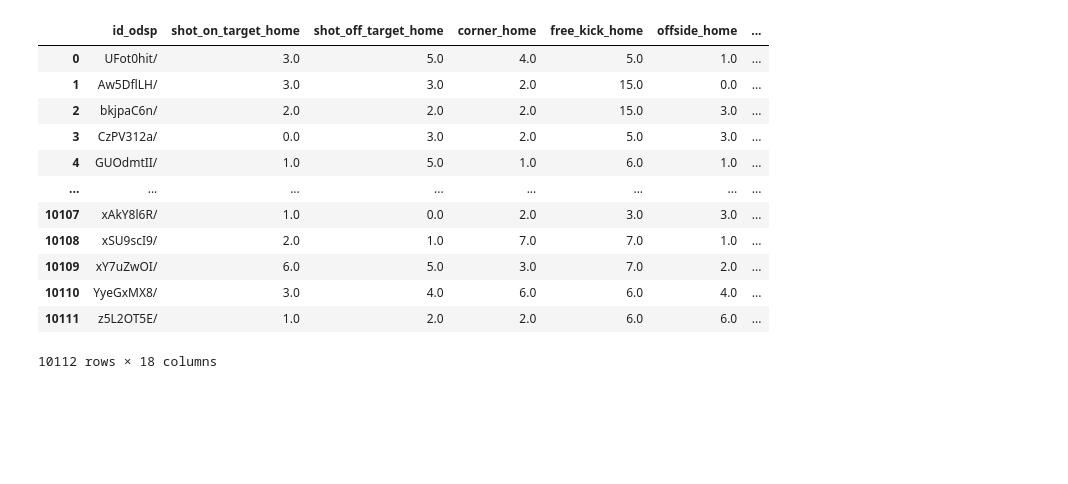
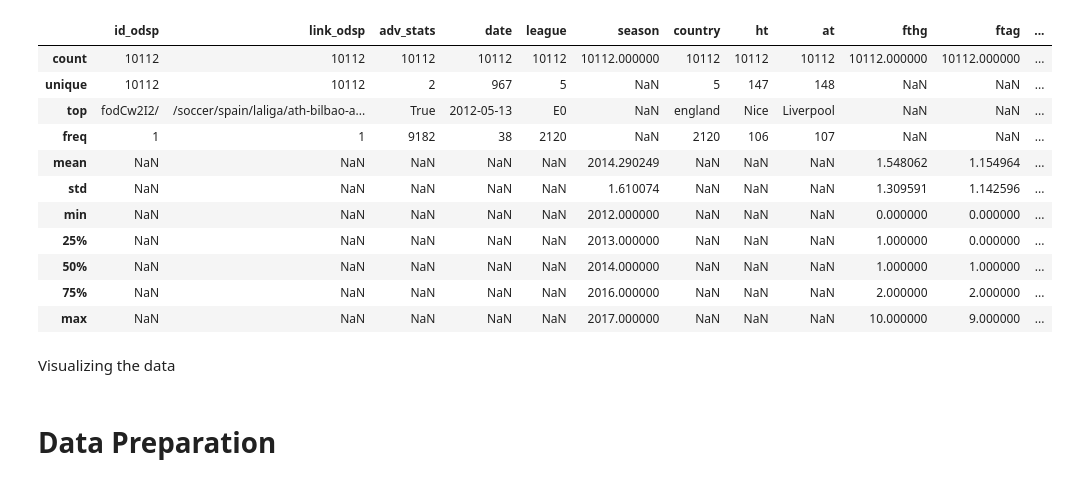
Before and after one commit to gabbosanti/machine-learning-assignment, a Jupyter notebook: assignement.ipynb, the cells around one changed output. Cells and saved outputs as stored; diff of their text form; code cells hidden in the pictures; blank space fills up the shorter version.

Commit message:
Aggiunte Business, Data Understanding e iniziato Modelling

```diff
--- a/assignement.ipynb
+++ b/assignement.ipynb
@@ -37,3 +110,22 @@ ginf_df   = pd.read_csv(ginf_path)
+# %%
+ginf_df.describe(include="all")
+# %% [output]
+|  | id_odsp | link_odsp | adv_stats | date | league | season | country | ht | at | fthg | ftag | ... |
+| count | 10112 | 10112 | 10112 | 10112 | 10112 | 10112.000000 | 10112 | 10112 | 10112 | 10112.000000 | 10112.000000 | ... |
+| unique | 10112 | 10112 | 2 | 967 | 5 | NaN | 5 | 147 | 148 | NaN | NaN | ... |
+| top | fodCw2I2/ | /soccer/spain/laliga/ath-bilbao-a... | True | 2012-05-13 | E0 | NaN | england | Nice | Liverpool | NaN | NaN | ... |
+| freq | 1 | 1 | 9182 | 38 | 2120 | NaN | 2120 | 106 | 107 | NaN | NaN | ... |
+| mean | NaN | NaN | NaN | NaN | NaN | 2014.290249 | NaN | NaN | NaN | 1.548062 | 1.154964 | ... |
+| std | NaN | NaN | NaN | NaN | NaN | 1.610074 | NaN | NaN | NaN | 1.309591 | 1.142596 | ... |
+| min | NaN | NaN | NaN | NaN | NaN | 2012.000000 | NaN | NaN | NaN | 0.000000 | 0.000000 | ... |
+| 25% | NaN | NaN | NaN | NaN | NaN | 2013.000000 | NaN | NaN | NaN | 1.000000 | 0.000000 | ... |
+| 50% | NaN | NaN | NaN | NaN | NaN | 2014.000000 | NaN | NaN | NaN | 1.000000 | 1.000000 | ... |
+| 75% | NaN | NaN | NaN | NaN | NaN | 2016.000000 | NaN | NaN | NaN | 2.000000 | 2.000000 | ... |
+| max | NaN | NaN | NaN | NaN | NaN | 2017.000000 | NaN | NaN | NaN | 10.000000 | 9.000000 | ... |
+# %% [markdown]
+Visualizing the data
+# %% [markdown]
+# Data Preparation
 # %%
 def create_dataset():
 
@@ -92,20 +184,3 @@ def create_dataset():
 
     dataset = dataset.drop(columns=['fthg'])
     return pd.DataFrame(dataset)
-# %%
-dataset = create_dataset()
-dataset
-# %% [output]
-|  | id_odsp | shot_on_target_home | shot_off_target_home | corner_home | free_kick_home | offside_home | ... |
-| 0 | UFot0hit/ | 3.0 | 5.0 | 4.0 | 5.0 | 1.0 | ... |
-| 1 | Aw5DflLH/ | 3.0 | 3.0 | 2.0 | 15.0 | 0.0 | ... |
-| 2 | bkjpaC6n/ | 2.0 | 2.0 | 2.0 | 15.0 | 3.0 | ... |
-| 3 | CzPV312a/ | 0.0 | 3.0 | 2.0 | 5.0 | 3.0 | ... |
-| 4 | GUOdmtII/ | 1.0 | 5.0 | 1.0 | 6.0 | 1.0 | ... |
-| ... | ... | ... | ... | ... | ... | ... | ... |
-| 10107 | xAkY8l6R/ | 1.0 | 0.0 | 2.0 | 3.0 | 3.0 | ... |
-| 10108 | xSU9scI9/ | 2.0 | 1.0 | 7.0 | 7.0 | 1.0 | ... |
-| 10109 | xY7uZwOI/ | 6.0 | 5.0 | 3.0 | 7.0 | 2.0 | ... |
-| 10110 | YyeGxMX8/ | 3.0 | 4.0 | 6.0 | 6.0 | 4.0 | ... |
-| 10111 | z5L2OT5E/ | 1.0 | 2.0 | 2.0 | 6.0 | 6.0 | ... |
-10112 rows × 18 columns
```
Also changed, not shown: parts of 22 cells of this notebook.
